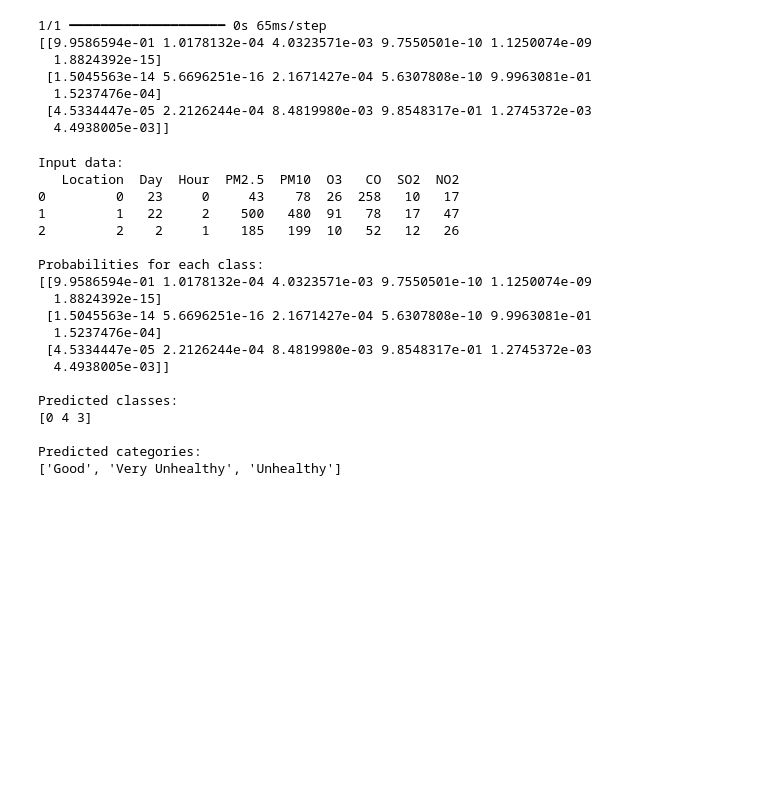
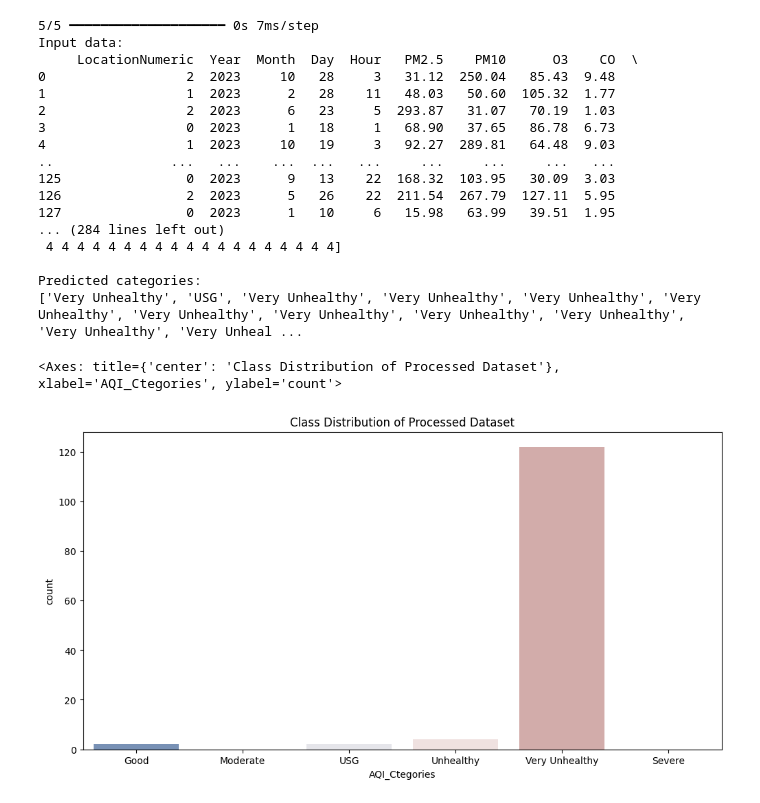
Before and after one commit to pastasha/Diploma_2025, a Jupyter notebook: ml-models/classification/useOfMulticlassClassifierModelKeras.ipynb, the cells around one changed output. Saved outputs shown, nothing was run; the diff lists cells and outputs as text; code cells hidden in the pictures; blank space fills up the shorter version.

Commit message:
Add Lacation and Date parameters to models

```diff
--- a/ml-models/classification/useOfMulticlassClassifierModelKeras.ipynb
+++ b/ml-models/classification/useOfMulticlassClassifierModelKeras.ipynb
@@ -33,17 +47,16 @@ new_data = data[['Location', 'Day', 'Hour', 'PM2.5', 'PM10', 'O3', 'CO', 'SO2',
 # %%
 # Label encoding
 le = LabelEncoder()
-new_data['Location'] = le.fit_transform(new_data['Location'])
-new_data['Hour'] = le.fit_transform(new_data['Hour'])
-
-# Data pre-processing
-new_data.fillna(new_data.mean(), inplace=True)
+data['LocationNumeric'] = le.fit_transform(data['Location'])
+data['Hour'] = le.fit_transform(data['Hour'])
 
 # Convert hours to numeric format
-new_data['Hour'] = new_data['Hour'].astype(str).str.split(":").str[0].astype(int)
+data['Hour'] = data['Hour'].astype(str).str.split(":").str[0].astype(int)
 
 # Feature selection
-X_new = new_data[['Location','Day', 'Hour', 'PM2.5', 'PM10', 'O3', 'CO', 'SO2', 'NO2']]
+X_new = data[['LocationNumeric', 'Year', 'Month', 'Day', 'Hour', 'PM2.5', 'PM10', 'O3', 'CO', 'SO2', 'NO2']]
+# Data pre-processing
+X_new.fillna(X_new.mean(), inplace=True)
 # %%
 # Data scaling (use the same scaler as during training)
 scaler = MinMaxScaler()
@@ -51,20 +64,10 @@ X_new_scaled = scaler.fit_transform(X_new)
 
 # Transformation for LSTM (add dimension for time series)
 X_new_scaled = np.expand_dims(X_new_scaled, axis=2)
-# %%
-# Prognostication
-predictions = model.predict(X_new_scaled)
-
-print(predictions)
-# %% [output]
-1/1 ━━━━━━━━━━━━━━━━━━━━ 0s 65ms/step
-[[9.9586594e-01 1.0178132e-04 4.0323571e-03 9.7550501e-10 1.1250074e-09
-  1.8824392e-15]
- [1.5045563e-14 5.6696251e-16 2.1671427e-04 5.6307808e-10 9.9963081e-01
-  1.5237476e-04]
- [4.5334447e-05 2.2126244e-04 8.4819980e-03 9.8548317e-01 1.2745372e-03
-  4.4938005e-03]]
 # %%
+# Prognostication
+predictions = model.predict(X_new_scaled)
+
 # Decoding of forecasts (classes)
 predicted_classes = np.argmax(predictions, axis=1)
 
@@ -79,8 +82,11 @@ category_mapping = {
 }
 predicted_categories = [category_mapping[str(cls)] for cls in predicted_classes]
 
+df_full = X_new.copy()
+df_full['AQI'] = predicted_classes
+df_full['AQI_Ctegories'] = predicted_categories
 print("Input data:")
-print(X_new)
+print(df_full)
 print("\nProbabilities for each class:")
 print(predictions)
 print("\nPredicted classes:")
@@ -88,22 +94,31 @@ print(predicted_classes)
 print("\nPredicted categories:")
 print(predicted_categories)
 # %% [output]
+5/5 ━━━━━━━━━━━━━━━━━━━━ 0s 7ms/step
 Input data:
-   Location  Day  Hour  PM2.5  PM10  O3   CO  SO2  NO2
-0         0   23     0     43    78  26  258   10   17
-1         1   22     2    500   480  91   78   17   47
-2         2    2     1    185   199  10   52   12   26
-
-Probabilities for each class:
-[[9.9586594e-01 1.0178132e-04 4.0323571e-03 9.7550501e-10 1.1250074e-09
-  1.8824392e-15]
- [1.5045563e-14 5.6696251e-16 2.1671427e-04 5.6307808e-10 9.9963081e-01
-  1.5237476e-04]
- [4.5334447e-05 2.2126244e-04 8.4819980e-03 9.8548317e-01 1.2745372e-03
-  4.4938005e-03]]
-
-Predicted classes:
-[0 4 3]
+     LocationNumeric  Year  Month  Day  Hour   PM2.5    PM10      O3    CO  \
+0                  2  2023     10   28     3   31.12  250.04   85.43  9.48
+1                  1  2023      2   28    11   48.03   50.60  105.32  1.77
+2                  2  2023      6   23     5  293.87   31.07   70.19  1.03
+3                  0  2023      1   18     1   68.90   37.65   86.78  6.73
+4                  1  2023     10   19     3   92.27  289.81   64.48  9.03
+..               ...   ...    ...  ...   ...     ...     ...     ...   ...
+125                0  2023      9   13    22  168.32  103.95   30.09  3.03
+126                2  2023      5   26    22  211.54  267.79  127.11  5.95
+127                0  2023      1   10     6   15.98   63.99   39.51  1.95
+... (284 lines left out)
+ 4 4 4 4 4 4 4 4 4 4 4 4 4 4 4 4 4 4 4]
 
 Predicted categories:
-['Good', 'Very Unhealthy', 'Unhealthy']
+['Very Unhealthy', 'USG', 'Very Unhealthy', 'Very Unhealthy', 'Very Unhealthy', 'Very Unhealthy', 'Very Unhealthy', 'Very Unhealthy', 'Very Unhealthy', 'Very Unhealthy', 'Very Unhealthy', 'Very Unheal ...
+# %%
+# --- 1. Data Overview ---
+# AQI Class Distribution
+# Now you can plot the number of changed categories
+plt.figure(figsize=(12,6))
+plt.title('Class Distribution of Processed Dataset')
+custom_order = ['Good', 'Moderate', 'USG', 'Unhealthy', 'Very Unhealthy', 'Severe']
+sns.countplot(data=df_full,x='AQI_Ctegories', order=custom_order, palette='vlag')
+# %% [output]
+<Axes: title={'center': 'Class Distribution of Processed Dataset'}, xlabel='AQI_Ctegories', ylabel='count'>
+[figure, added]
```
Also changed, not shown: parts of 7 cells of this notebook, 51 other files.
